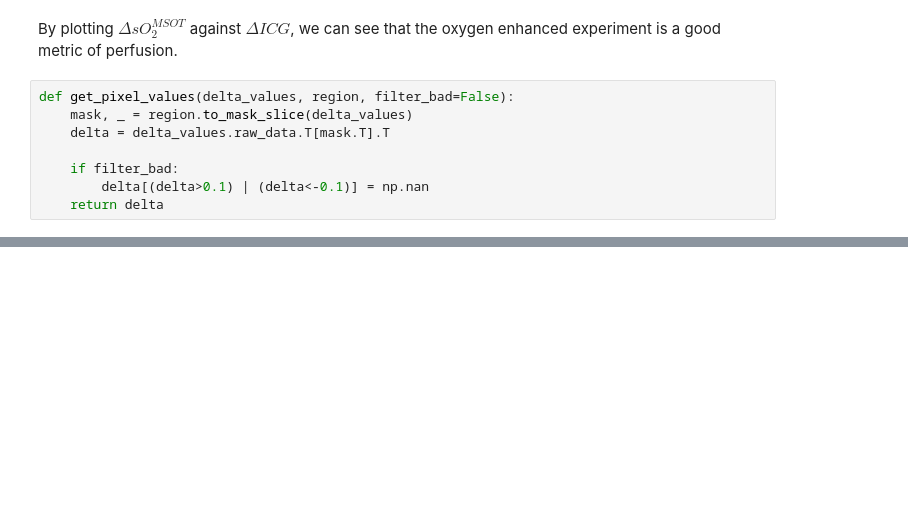
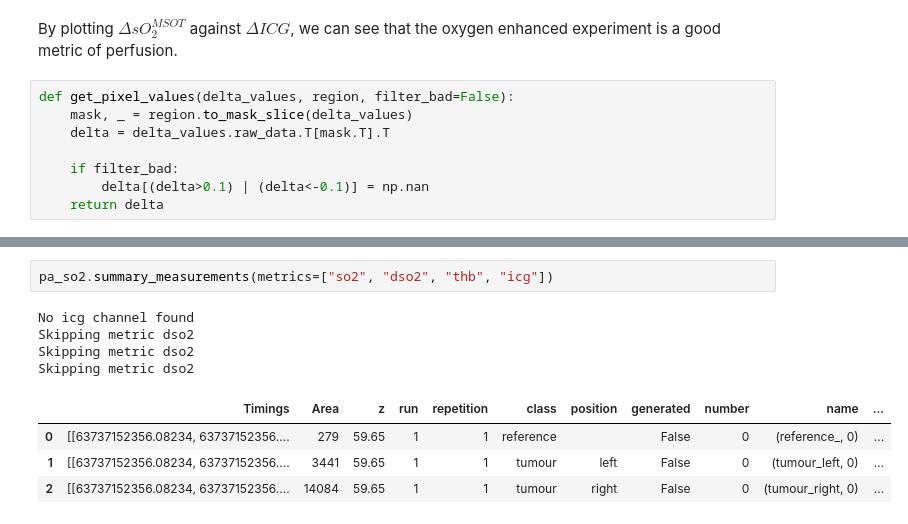
Before and after one commit to BohndiekLab/patato, a Jupyter notebook: docs/examples/04_timeseriesanalysis.ipynb, the cells around one changed output, grey strips where cells are left out. Saved outputs shown, nothing was run; the diff lists cells and outputs as text; blank space fills up the shorter version.

```diff
--- a/docs/examples/04_timeseriesanalysis.ipynb
+++ b/docs/examples/04_timeseriesanalysis.ipynb
@@ -158,0 +163,11 @@ plt.show()
+# %%
+pa_so2.summary_measurements(metrics=["so2", "dso2", "thb", "icg"])
+# %% [output]
+No icg channel found
+Skipping metric dso2
+Skipping metric dso2
+Skipping metric dso2
+|  | Timings | Area | z | run | repetition | class | position | generated | number | name | ... |
+| 0 | [[63737152356.08234, 63737152356.... | 279 | 59.65 | 1 | 1 | reference |  | False | 0 | (reference_, 0) | ... |
+| 1 | [[63737152356.08234, 63737152356.... | 3441 | 59.65 | 1 | 1 | tumour | left | False | 0 | (tumour_left, 0) | ... |
+| 2 | [[63737152356.08234, 63737152356.... | 14084 | 59.65 | 1 | 1 | tumour | right | False | 0 | (tumour_right, 0) | ... |
```
Also changed, not shown: parts of 6 cells of this notebook, 10 other files.
